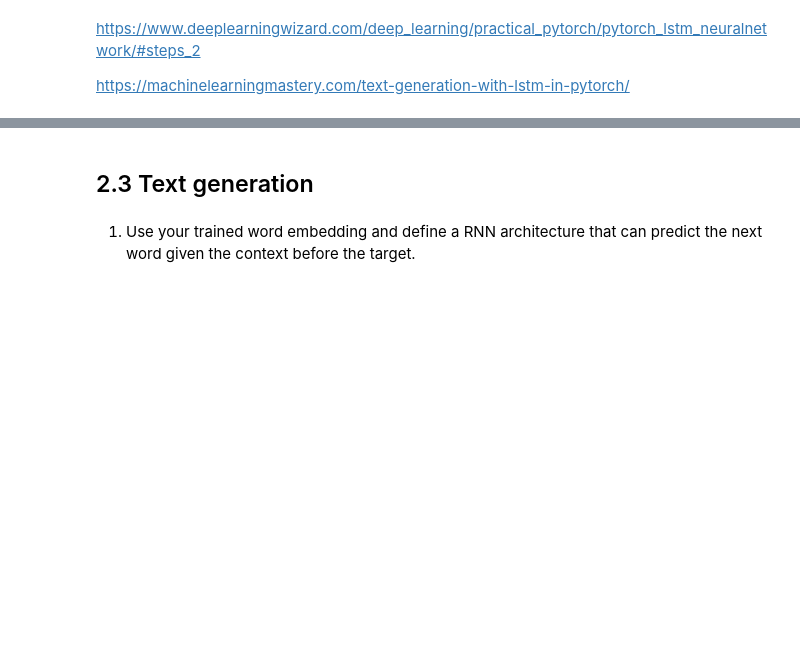
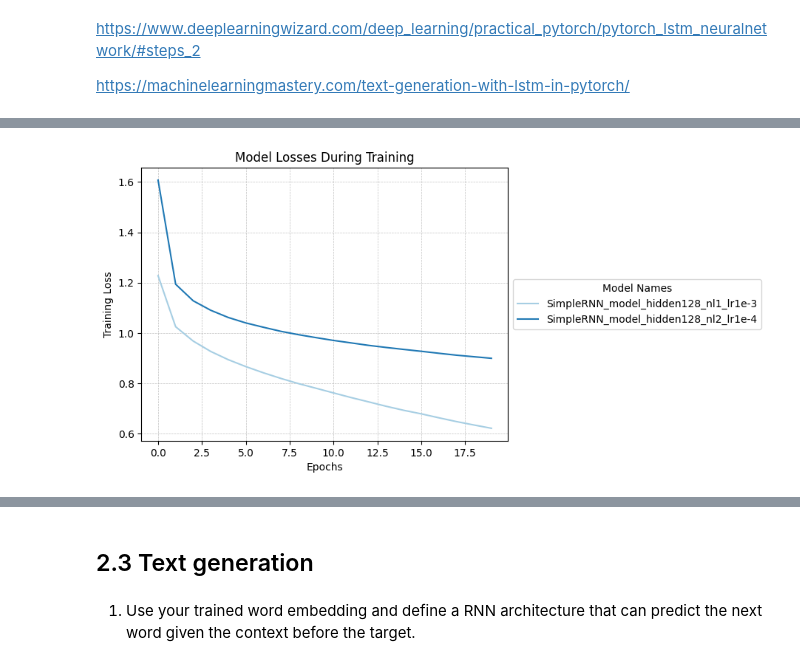
Before and after one commit to kuimetra/deep_learning, a Jupyter notebook: Project 3/main.ipynb, the cells around one changed output, grey strips where cells are left out. Drawn from its saved outputs; the diff is of its cells as text; code cells hidden in the pictures; blank space fills up the shorter version.

```diff
--- a/Project 3/main.ipynb
+++ b/Project 3/main.ipynb
@@ -771,7 +799,7 @@ plt.show()
 <https://machinelearningmastery.com/text-generation-with-lstm-in-pytorch/>
 # %%
 class SimpleRNN(nn.Module):
-    def __init__(self, embedding_matrix, emb_dim, hidden_dim, num_layers, output_dim):
+    def __init__(self, embedding_matrix, emb_dim, hidden_dim, num_layers, output_dim=OUTPUT_DIM):
         super(SimpleRNN, self).__init__()
         self.embedding = nn.Embedding.from_pretrained(embedding_matrix, freeze=True)
         self.lstm = nn.LSTM(emb_dim, hidden_dim, num_layers, batch_first=True)
@@ -780,7 +808,7 @@ class SimpleRNN(nn.Module):
 
     def forward(self, x):
         x = self.embedding(x)
-        output, (hn, cn) = self.lstm(x)
-        last_output = output[:, -1, :]  # get the output of the last time step
-        x = self.fc(self.dropout(last_output))  # produce logits for each class
-        return F.log_softmax(x, dim=1)
+        output, (hidden, _) = self.lstm(x)
+        x = output[:, -1, :]  # get the output of the last time step
+        x = self.fc(self.dropout(x))  # produce logits for each class
+        return x
@@ -818,0 +815,9 @@ SimpleRNN_losses = train_model(SimpleRNN_model, train_loader_conj, optimizer, lo
+# %%
+SimpleRNN_configs = [
+    # {'hidden_dim': 64, 'num_layers': 1, 'learning_rate': 1e-3, 'model_name': 'SimpleRNN_model_hidden64_nl1_lr1e-3'},
+    # {'hidden_dim': 64, 'num_layers': 2, 'learning_rate': 1e-4, 'model_name': 'SimpleRNN_model_hidden64_nl2_lr1e-4'},
+    {'hidden_dim': 128, 'num_layers': 1, 'learning_rate': 1e-3, 'model_name': 'SimpleRNN_model_hidden128_nl1_lr1e-3'},
+    {'hidden_dim': 128, 'num_layers': 2, 'learning_rate': 1e-4, 'model_name': 'SimpleRNN_model_hidden128_nl2_lr1e-4'},
+]
+# %%
+train_and_save_models(SimpleRNN_configs, SimpleRNN, train_loader_conj, trained_embeddings)
@@ -819 +842,5 @@ SimpleRNN_losses = train_model(SimpleRNN_model, train_loader_conj, optimizer, lo
+# %%
+plot_losses([config['model_name'] for config in SimpleRNN_configs])
+# %% [output]
+[figure, added]
 # %%
```
Also changed, not shown: parts of 27 cells of this notebook.
